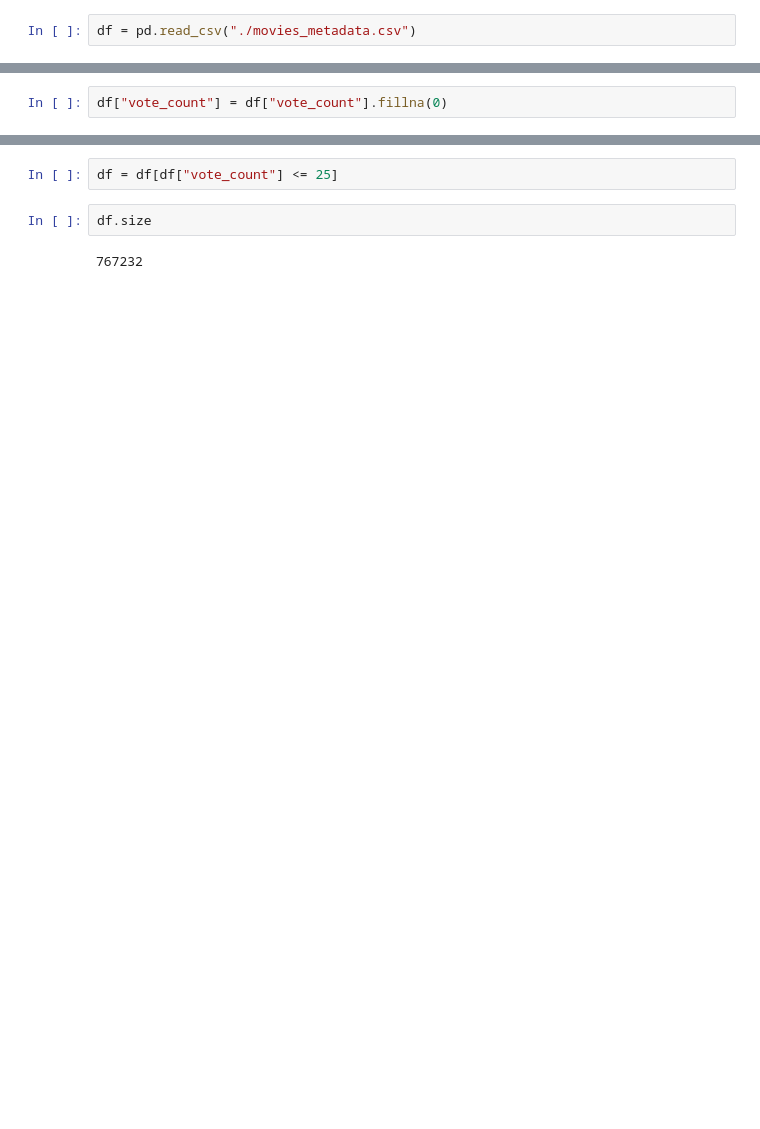
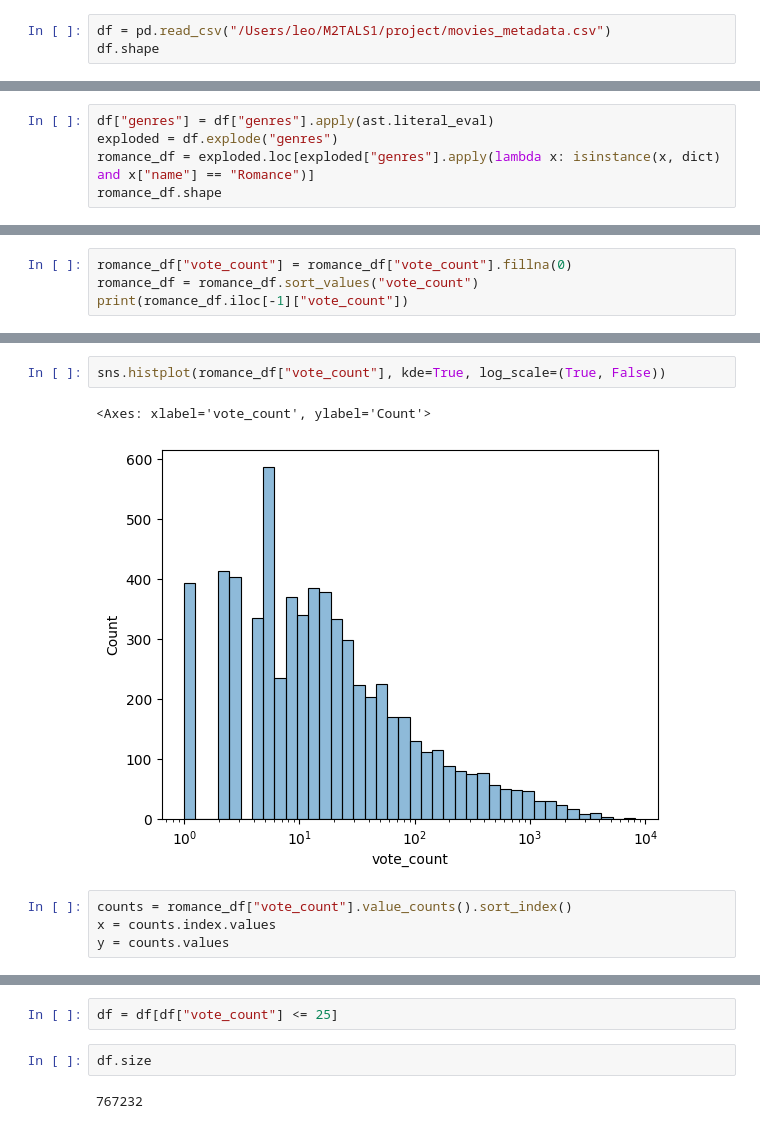
Before and after one commit to sixMenthes/lgbtq_bias, a Jupyter notebook: movie_database/dataset.ipynb, the cells around one changed output, grey strips where cells are left out. Cells and saved outputs as stored; diff of their text form; blank space fills up the shorter version.

```diff
--- a/movie_database/dataset.ipynb
+++ b/movie_database/dataset.ipynb
@@ -5,2 +8,3 @@ import numpy as np
 # %%
-df = pd.read_csv("./movies_metadata.csv")
+df = pd.read_csv("/Users/leo/M2TALS1/project/movies_metadata.csv")
+df.shape
@@ -23,2 +12,0 @@ df.size
-# %%
-df["vote_count"] = df["vote_count"].fillna(0)
@@ -34,0 +13,5 @@ array([ 0.,  5., 10., 15., 20., 25., 30., 35., 40., 45., 50.])
+# %%
+df["genres"] = df["genres"].apply(ast.literal_eval)
+exploded = df.explode("genres")
+romance_df = exploded.loc[exploded["genres"].apply(lambda x: isinstance(x, dict) and x["name"] == "Romance")]
+romance_df.shape
@@ -34,0 +20,4 @@ array([ 0.,  5., 10., 15., 20., 25., 30., 35., 40., 45., 50.])
+# %%
+romance_df["vote_count"] = romance_df["vote_count"].fillna(0)
+romance_df = romance_df.sort_values("vote_count")
+print(romance_df.iloc[-1]["vote_count"])
@@ -34,0 +46,9 @@ array([ 0.,  5., 10., 15., 20., 25., 30., 35., 40., 45., 50.])
+# %%
+sns.histplot(romance_df["vote_count"], kde=True, log_scale=(True, False))
+# %% [output]
+<Axes: xlabel='vote_count', ylabel='Count'>
+[figure, added]
+# %%
+counts = romance_df["vote_count"].value_counts().sort_index()
+x = counts.index.values
+y = counts.values
```
Also changed, not shown: parts of 14 cells of this notebook.
